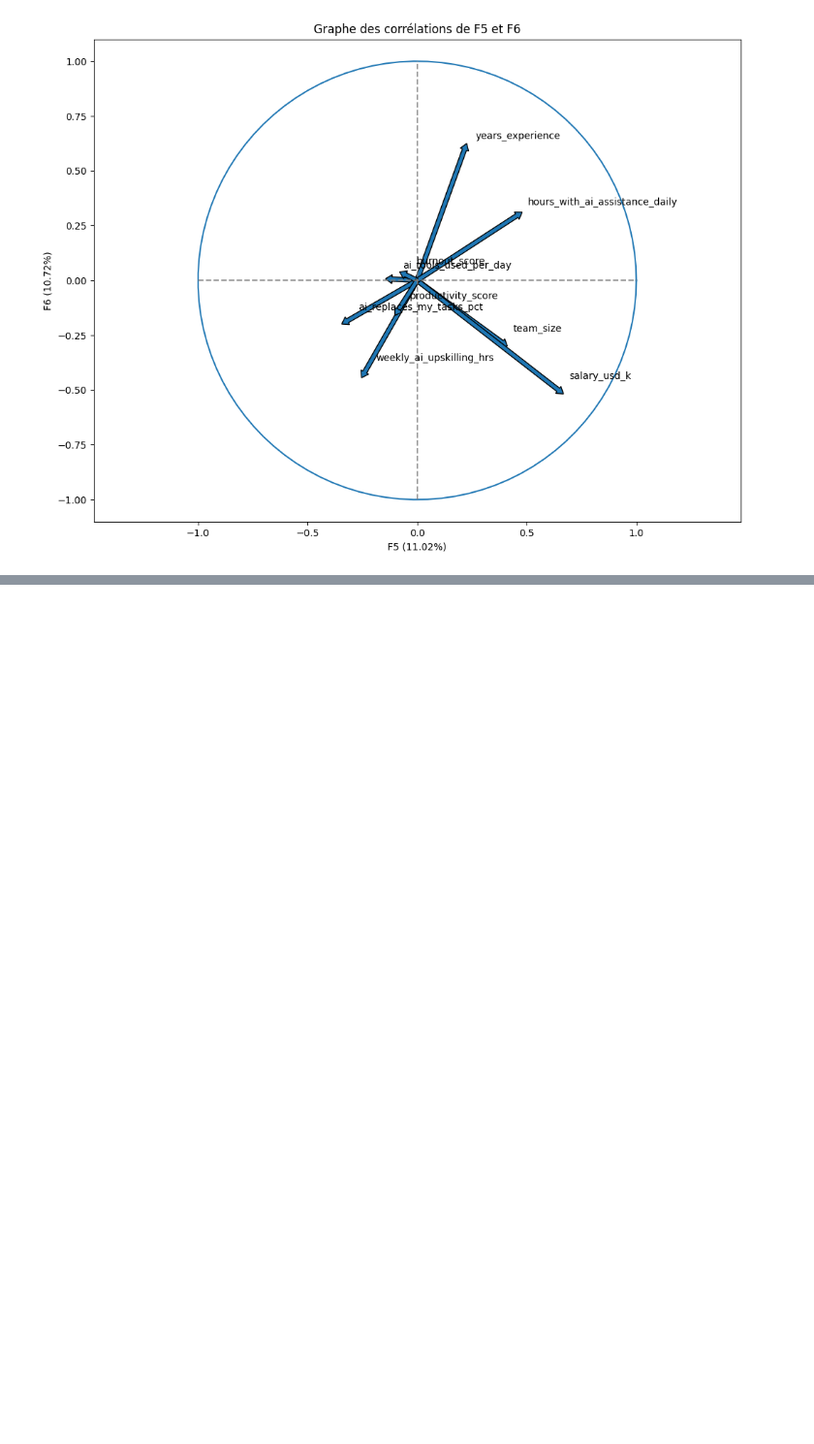
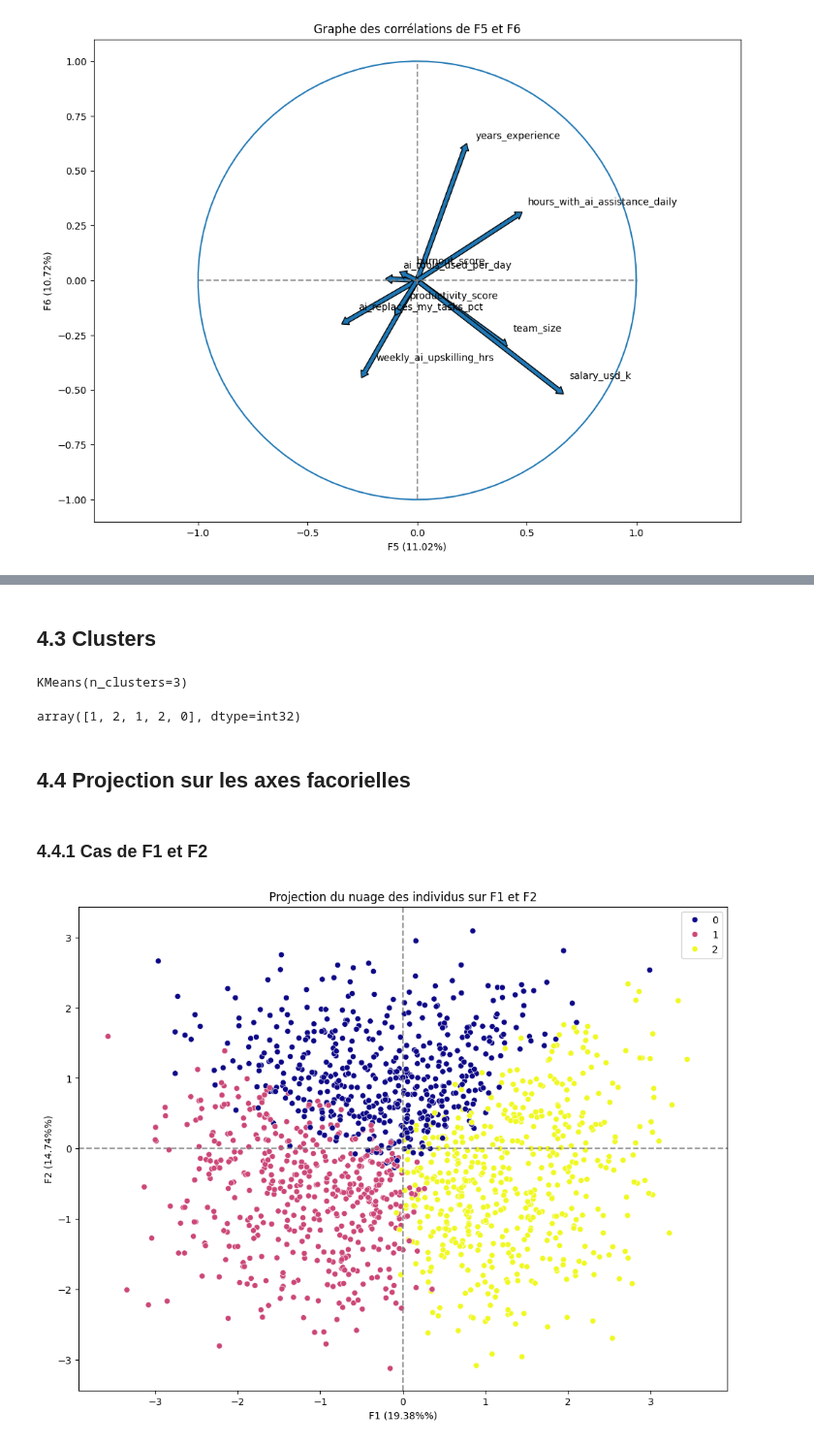
Before and after one commit to Harlequelrah/ai_worker_burnout_attrition_2026, a Jupyter notebook: project/main.ipynb, the cells around one changed output, grey strips where cells are left out. Shown at 97% size. Saved outputs shown, nothing was run; the diff lists cells and outputs as text; code cells hidden in the pictures; blank space fills up the shorter version.

```diff
--- a/project/main.ipynb
+++ b/project/main.ipynb
@@ -427,0 +497,23 @@ corr_graph(x_y=x_y, features=features, pca=pca, pcs=pcs)
+# %% [markdown]
+## 4.3 Clusters
+# %%
+# nombre de clusters
+n_clusters = 3
+
+# instanciation du KMeans
+kmeans = KMeans(n_clusters=n_clusters)
+
+# entrainement
+kmeans.fit(X_Scaled)
+# %% [output]
+KMeans(n_clusters=3)
+# %%
+# clusters
+clusters = kmeans.labels_
+
+# affichage
+clusters[:5]
+# %% [output]
+array([1, 2, 1, 2, 0], dtype=int32)
+# %% [markdown]
+## 4.4 Projection sur les axes facorielles
@@ -427,0 +565,10 @@ corr_graph(x_y=x_y, features=features, pca=pca, pcs=pcs)
+# %% [markdown]
+### 4.4.1 Cas de F1 et F2
+# %%
+# initialisation des axes
+x_y=0,1
+
+# projection
+project_factorials_planes(x_y=x_y,clusters=clusters,pca=pca)
+# %% [output]
+[figure, added]
```
Also changed, not shown: parts of 14 cells of this notebook.
